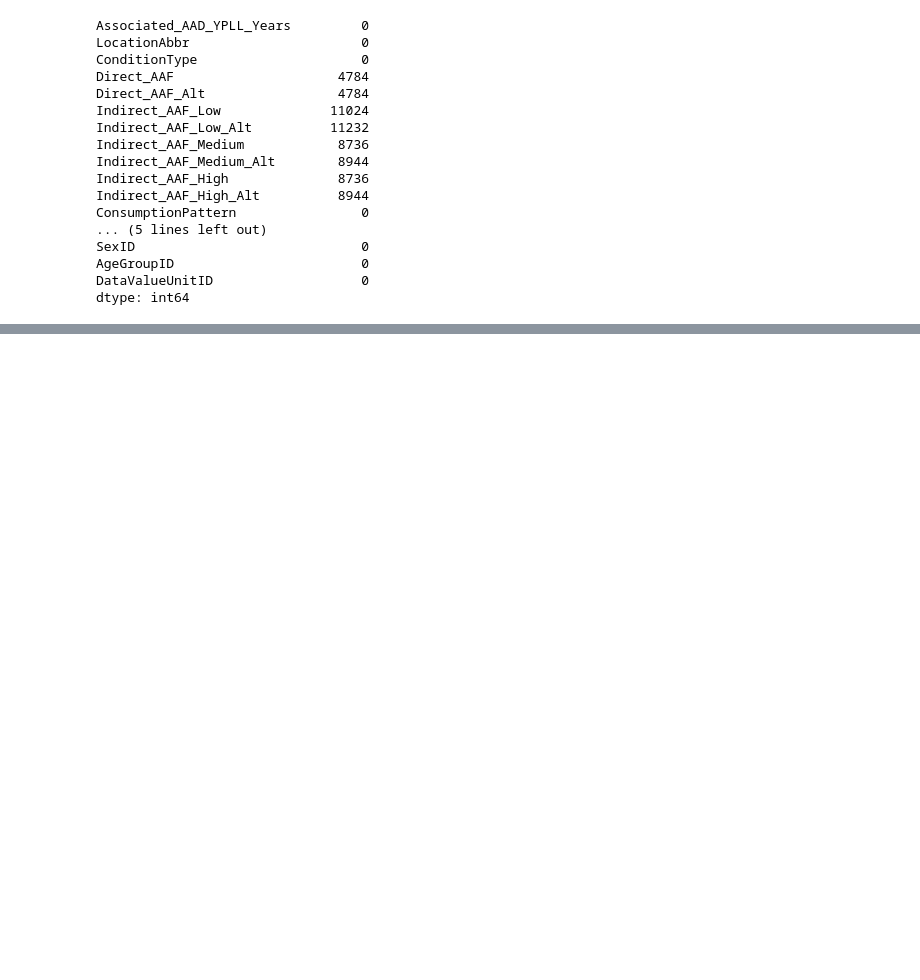
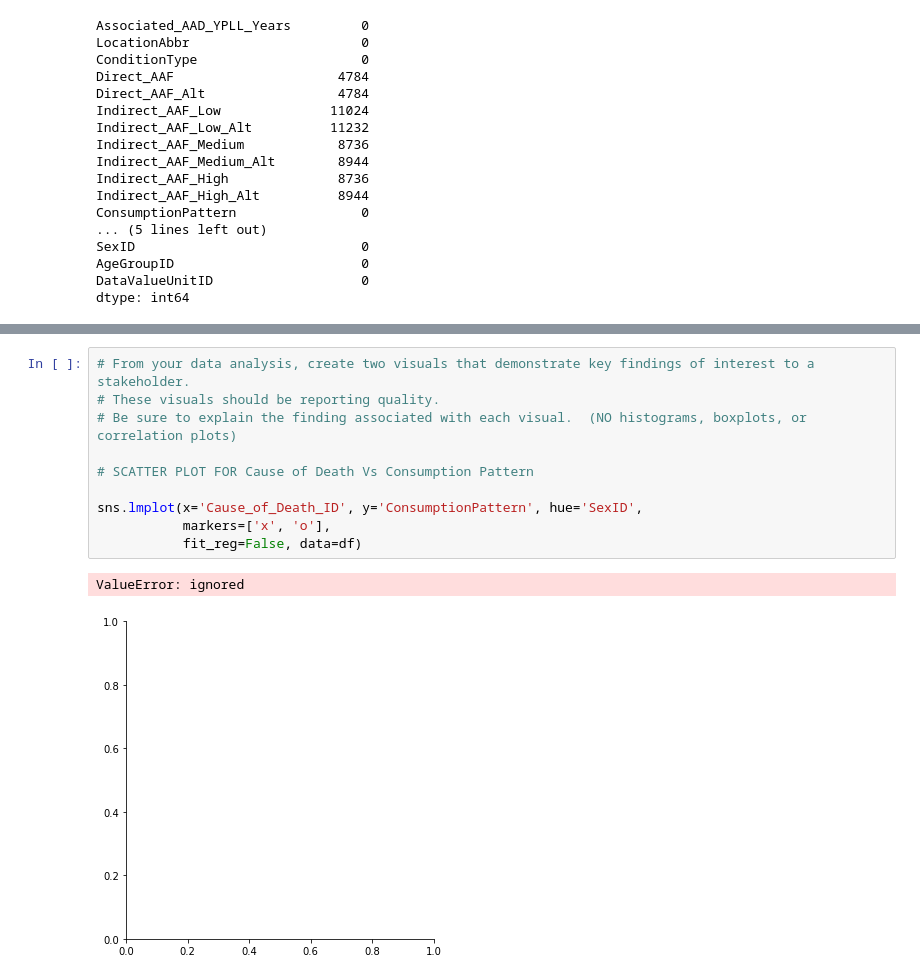
Before and after one commit to tendomart/codingdojo, a Jupyter notebook: Core_Project2.ipynb, the cells around one changed output, grey strips where cells are left out. Cells and saved outputs as stored; diff of their text form; blank space fills up the shorter version.

```diff
--- a/Core_Project2.ipynb
+++ b/Core_Project2.ipynb
@@ -320,0 +320,13 @@ sns.heatmap(corr, cmap = 'Greens')
+# %%
+# From your data analysis, create two visuals that demonstrate key findings of interest to a stakeholder.
+# These visuals should be reporting quality.
+# Be sure to explain the finding associated with each visual.  (NO histograms, boxplots, or correlation plots)
+
+# SCATTER PLOT FOR Cause of Death Vs Consumption Pattern
+
+sns.lmplot(x='Cause_of_Death_ID', y='ConsumptionPattern', hue='SexID',
+           markers=['x', 'o'],
+           fit_reg=False, data=df)
+# %% [output]
+ValueError: ignored
+[figure, added]
```
Also changed, not shown: parts of 8 cells of this notebook.
